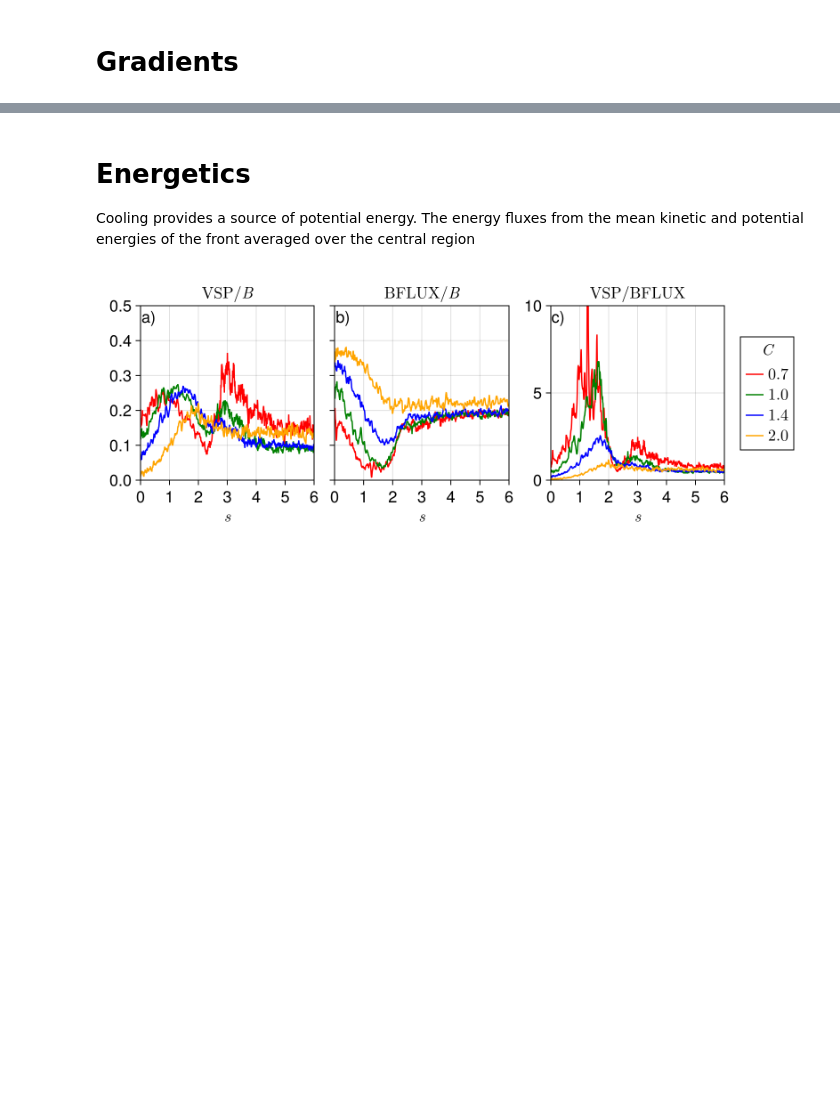
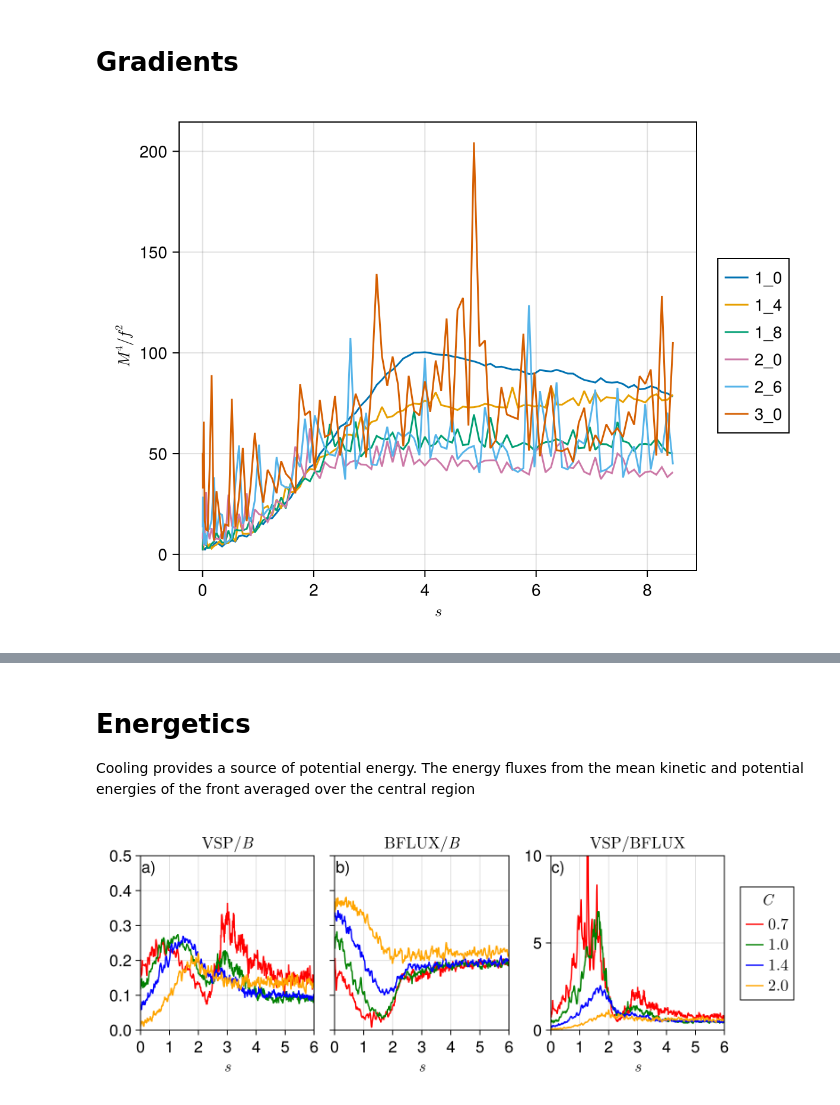
Before and after one commit to erin-atkinson/turbulence-at-many-fronts, a Jupyter notebook: notebooks/Cooling.ipynb, the cells around one changed output, grey strips where cells are left out. Saved outputs shown, nothing was run; the diff lists cells and outputs as text; code cells hidden in the pictures; blank space fills up the shorter version.

Commit message:
Initial coarse-graining

```diff
--- a/notebooks/Cooling.ipynb
+++ b/notebooks/Cooling.ipynb
@@ -146,5 +146,31 @@ fig
 # %% [markdown]
 # Gradients
+# %%
+fig = Figure()
+ax = Axis(fig[1, 1];
+    xlabel = L"s",
+    ylabel = L"M^4 / f^2"
+)
+
+foldername = foldernames[3]
+lns = map(foldernames) do foldername
+    GRADIENTS = joinpath(foldername, "GRADIENTS.jld2")
+    COARSE = joinpath(foldername, "COARSE.jld2")
+    sp = simulation_parameters(GRADIENTS)
+    iterations, times = iterations_times(GRADIENTS)
+    inds = center_indices(GRADIENTS)
+    xsᶜ, xsᶠ, ysᶜ, ysᶠ, zsᶜ, zsᶠ = grid_nodes(GRADIENTS)
+    ∫αdt = normalized_time(GRADIENTS)
+
+    data = timeseries_of(GRADIENTS, "M²", iterations) do field
+        mean(filt(field[inds, 55:60], 50, 1).^2 ./ sp.f^4)
+    end
+    lines!(ax, ∫αdt, data)
+end
+Legend(fig[1, 2], lns, Cs)
+fig
+# %% [output]
+[figure, added]
 # %%
 fig = Figure()
 ax = Axis(fig[1, 1];
```
Also changed, not shown: parts of 6 cells of this notebook, 5 other files.
